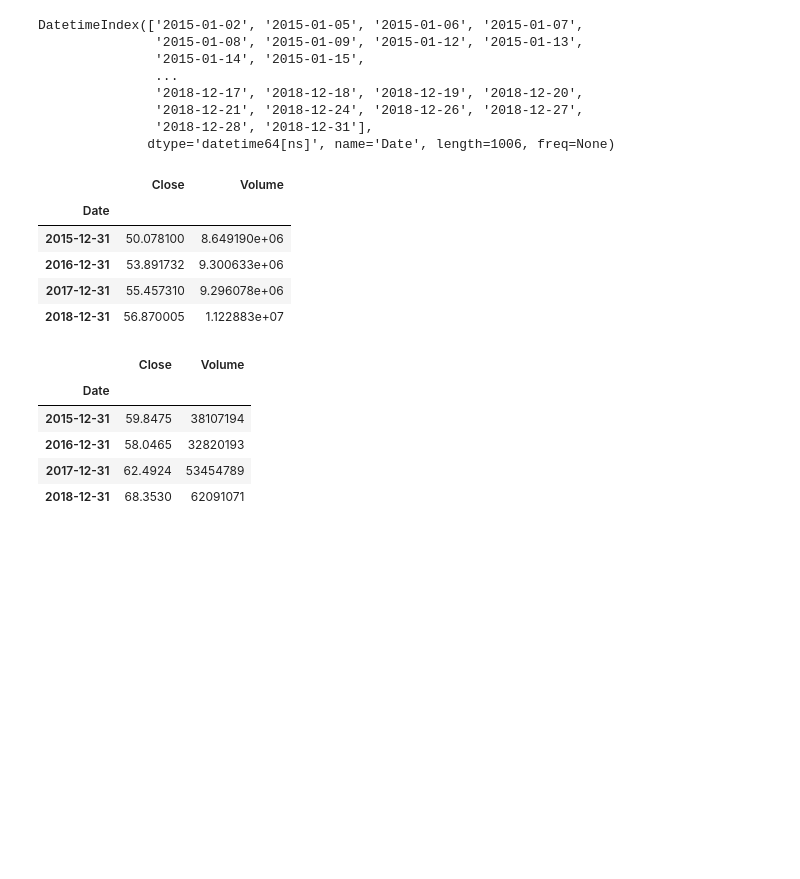
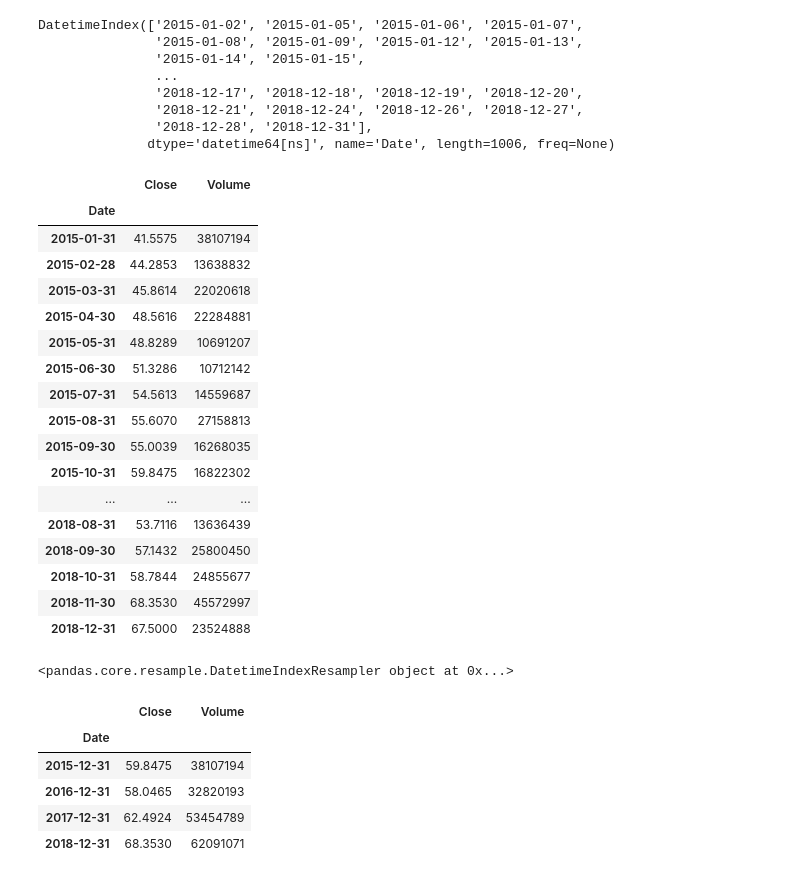
Before and after one commit to BineetaMishra/Time_Series, a Jupyter notebook: Practice/Time_Series_With_Pandas/Time-Resampling/Time-Resampling.ipynb, the cells around one changed output. Saved outputs shown, nothing was run; the diff lists cells and outputs as text; code cells hidden in the pictures; blank space fills up the shorter version.

```diff
--- a/Practice/Time_Series_With_Pandas/Time-Resampling/Time-Resampling.ipynb
+++ b/Practice/Time_Series_With_Pandas/Time-Resampling/Time-Resampling.ipynb
@@ -129,14 +129,30 @@ DatetimeIndex(['2015-01-02', '2015-01-05', '2015-01-06', '2015-01-07',
               dtype='datetime64[ns]', name='Date', length=1006, freq=None)
 # %%
 # Daily--->Yearly Means
-df.resample(rule='A').mean()
+df.resample(rule='M').max()
 # %% [output]
 |  | Close | Volume |
 | Date |  |  |
-| 2015-12-31 | 50.078100 | 8.649190e+06 |
-| 2016-12-31 | 53.891732 | 9.300633e+06 |
-| 2017-12-31 | 55.457310 | 9.296078e+06 |
-| 2018-12-31 | 56.870005 | 1.122883e+07 |
+| 2015-01-31 | 41.5575 | 38107194 |
+| 2015-02-28 | 44.2853 | 13638832 |
+| 2015-03-31 | 45.8614 | 22020618 |
+| 2015-04-30 | 48.5616 | 22284881 |
+| 2015-05-31 | 48.8289 | 10691207 |
+| 2015-06-30 | 51.3286 | 10712142 |
+| 2015-07-31 | 54.5613 | 14559687 |
+| 2015-08-31 | 55.6070 | 27158813 |
+| 2015-09-30 | 55.0039 | 16268035 |
+| 2015-10-31 | 59.8475 | 16822302 |
+| ... | ... | ... |
+| 2018-08-31 | 53.7116 | 13636439 |
+| 2018-09-30 | 57.1432 | 25800450 |
+| 2018-10-31 | 58.7844 | 24855677 |
+| 2018-11-30 | 68.3530 | 45572997 |
+| 2018-12-31 | 67.5000 | 23524888 |
+# %%
+df.resample(rule='A')
+# %% [output]
+<pandas.core.resample.DatetimeIndexResampler object at 0x...>
 # %%
 df.resample(rule='A').max()
 # %% [output]
```
Also changed, not shown: 2 other files.
